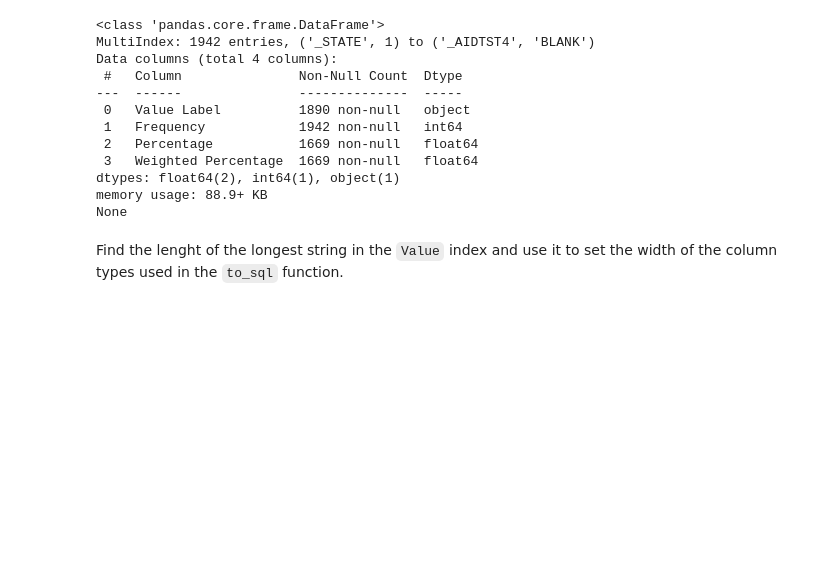
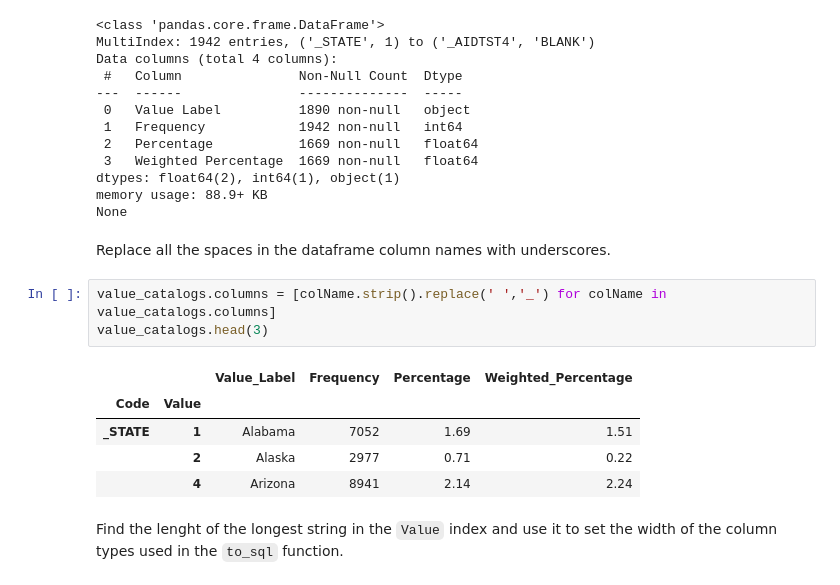
Before and after one commit to bedu-dsc2-Aether/curly-doodle, a Jupyter notebook: dataCleaning/codebook.ipynb, the cells around one changed output. Cells and saved outputs as stored; diff of their text form; blank space fills up the shorter version.

```diff
--- a/dataCleaning/codebook.ipynb
+++ b/dataCleaning/codebook.ipynb
@@ -189,6 +189,17 @@ Data columns (total 4 columns):
 dtypes: float64(2), int64(1), object(1)
 memory usage: 88.9+ KB
 None
+# %% [markdown]
+Replace all the spaces in the dataframe column names with underscores.
+# %%
+value_catalogs.columns = [colName.strip().replace(' ','_') for colName in value_catalogs.columns]
+value_catalogs.head(3)
+# %% [output]
+|  |  | Value_Label | Frequency | Percentage | Weighted_Percentage |
+| Code | Value |  |  |  |  |
+| _STATE | 1 | Alabama | 7052 | 1.69 | 1.51 |
+|  | 2 | Alaska | 2977 | 0.71 | 0.22 |
+|  | 4 | Arizona | 8941 | 2.14 | 2.24 |
 # %% [markdown]
 Find the lenght of the longest string in the `Value` index and use it to set the width of the column types used in the `to_sql` function.
 # %%
```
Also changed, not shown: parts of 4 cells of this notebook.
